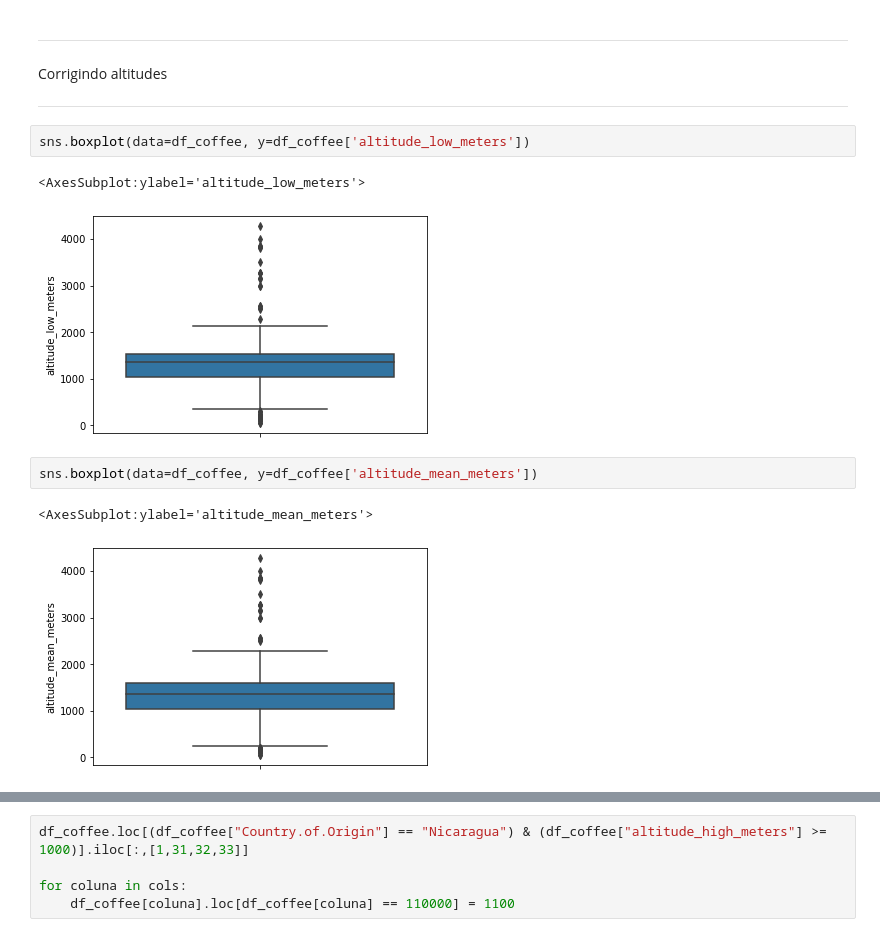
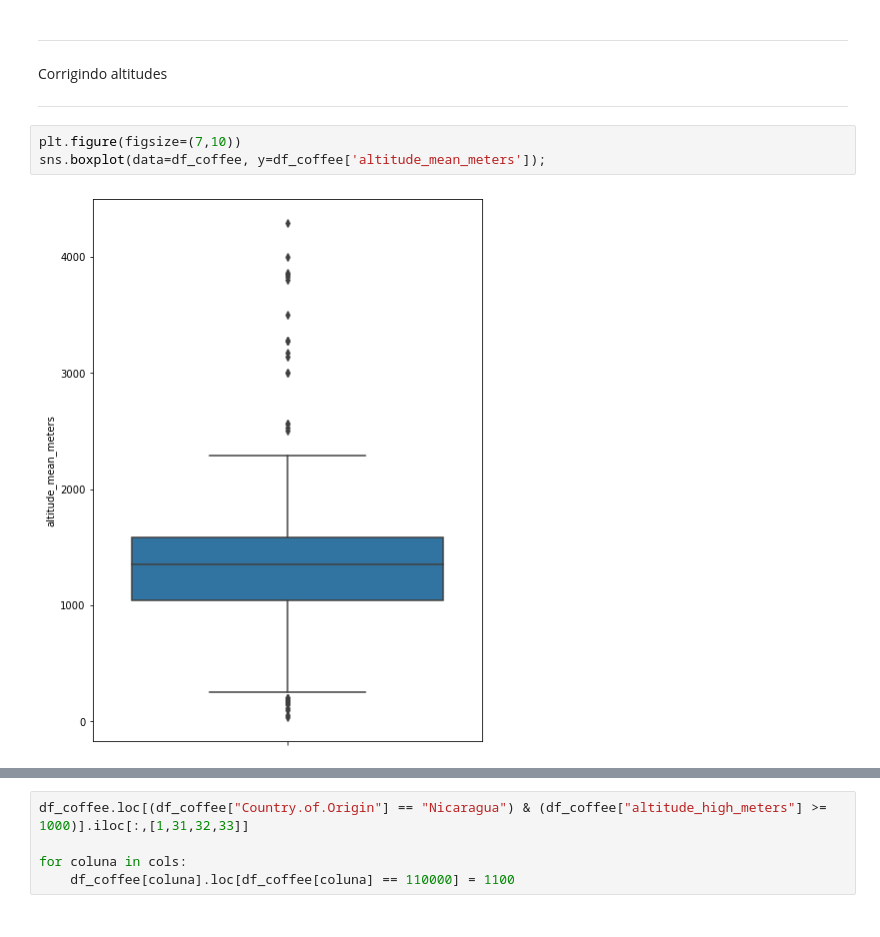
Before and after one commit to fernandadefalco/projeto-moduloIV, a Jupyter notebook: projeto_4.ipynb, the cells around one changed output, grey strips where cells are left out. Cells and saved outputs as stored; diff of their text form.

```diff
--- a/projeto_4.ipynb
+++ b/projeto_4.ipynb
@@ -93,12 +59,7 @@ ____
 Corrigindo altitudes
 ____
 # %%
-sns.boxplot(data=df_coffee, y=df_coffee['altitude_low_meters'])
+plt.figure(figsize=(7,10))
+sns.boxplot(data=df_coffee, y=df_coffee['altitude_mean_meters']);
 # %% [output]
-<AxesSubplot:ylabel='altitude_low_meters'>
-[figure, old version]
+[figure, new version]
-# %%
-sns.boxplot(data=df_coffee, y=df_coffee['altitude_mean_meters'])
-# %% [output]
-<AxesSubplot:ylabel='altitude_mean_meters'>
-[figure, removed]
```
Also changed, not shown: parts of 26 cells of this notebook.
